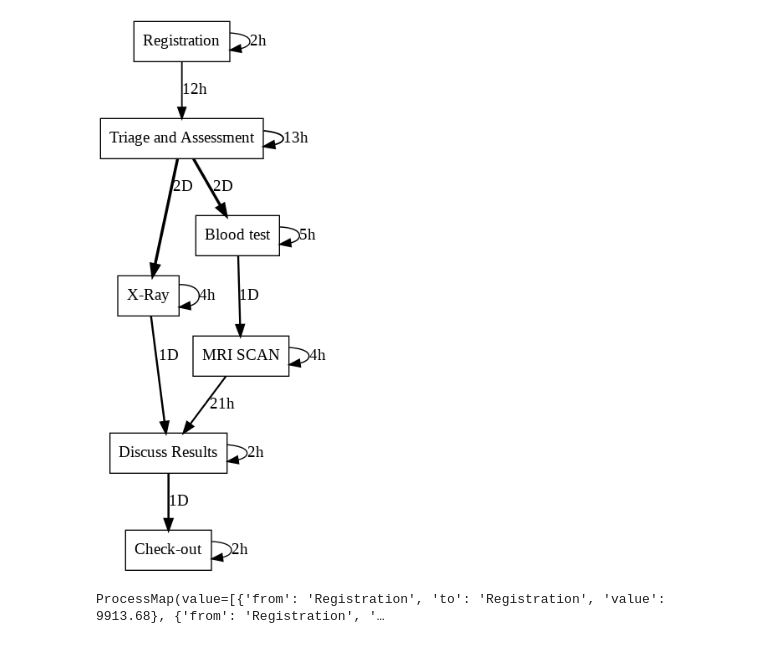
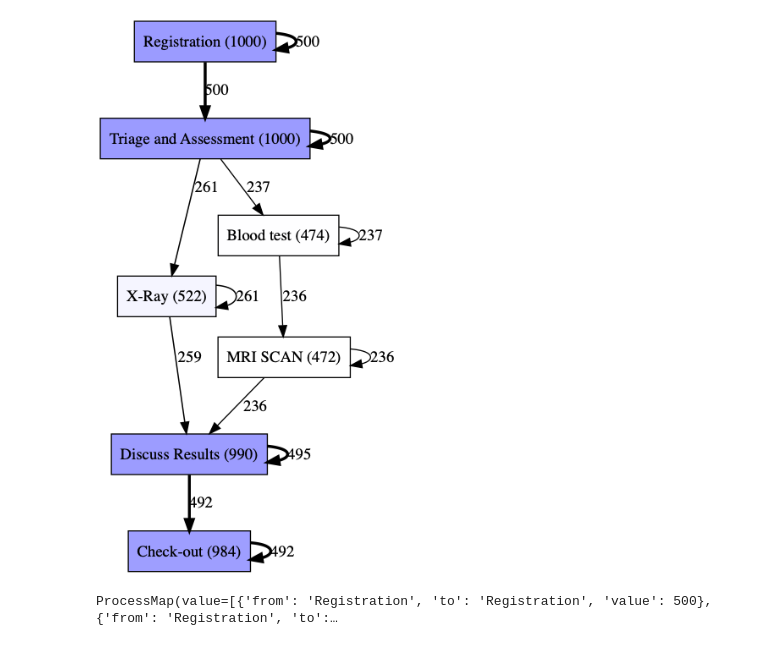
Before and after one commit to navikt/ntnu-process-mining, a Jupyter notebook: notebooks/work/processmining.py.ipynb, the cells around one changed output. Drawn from its saved outputs; the diff is of its cells as text; code cells hidden in the pictures.

```diff
--- a/notebooks/work/processmining.py.ipynb
+++ b/notebooks/work/processmining.py.ipynb
@@ -27,14 +27,14 @@ from pm4py.algo.discovery.inductive import factory as inductive_miner
 from pm4py.algo.discovery.dfg import factory as dfg_factory
 from pm4py.objects.conversion.dfg import factory as dfg_mining_factory
 
-dfg = dfg_factory.apply(log, variant="performance") # variant = frequency or performance
+dfg = dfg_factory.apply(log, variant="frequency") # variant = frequency or performance
 # %%
 from pm4py.visualization.dfg import factory as dfg_vis_factory
 
-gviz = dfg_vis_factory.apply(dfg, log=log, variant="performance")
+gviz = dfg_vis_factory.apply(dfg, log=log, variant="frequency")
 dfg_vis_factory.view(gviz)
 # %% [output]
-[figure, old version]
+[figure, new version]
 # %%
 from ntnu_process_mining import ProcessMap
 
@@ -46,4 +46,4 @@ process_map = ProcessMap()
 process_map.value = pm_edges
 process_map
 # %% [output]
-ProcessMap(value=[{'from': 'Registration', 'to': 'Registration', 'value': 9913.68}, {'from': 'Registration', '…
+ProcessMap(value=[{'from': 'Registration', 'to': 'Registration', 'value': 500}, {'from': 'Registration', 'to':…
```
Also changed, not shown: 18 other files.
